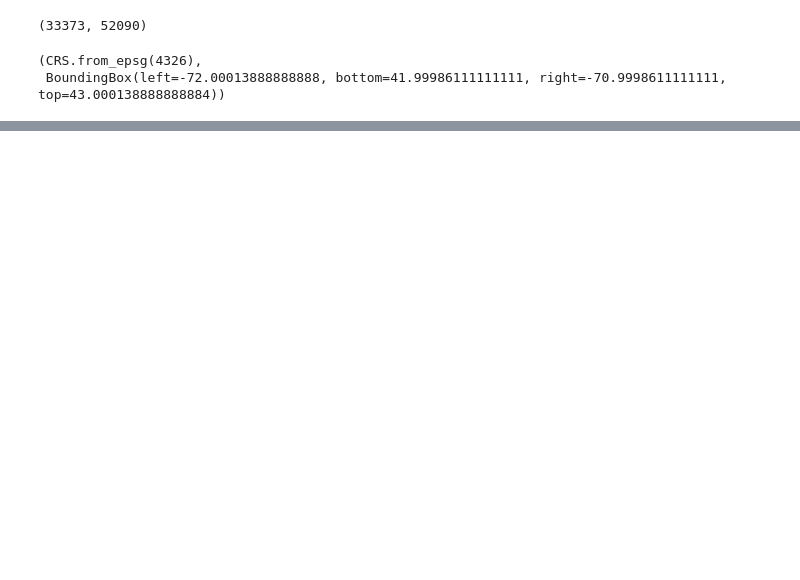
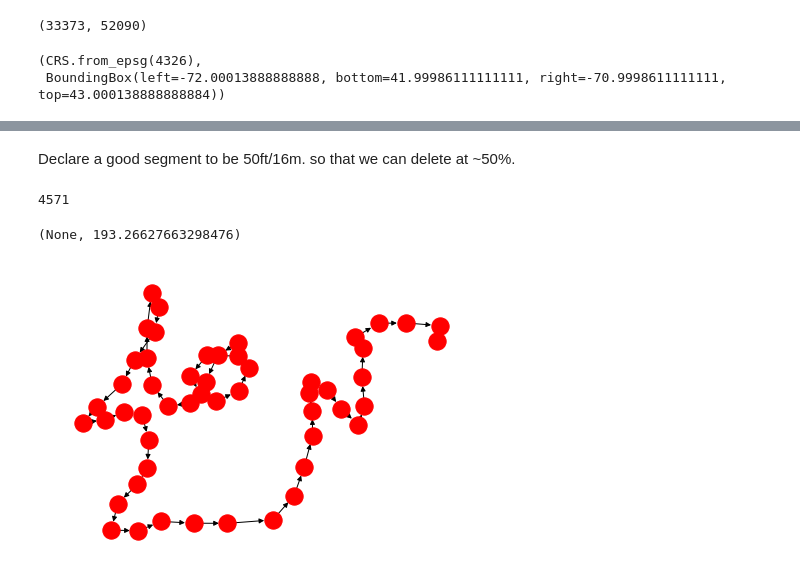
Before and after one commit to saltzadam/WheelWay, a Jupyter notebook: jupyter/brighton/Add elevation.ipynb, the cells around one changed output, grey strips where cells are left out. Drawn from its saved outputs; the diff is of its cells as text; code cells hidden in the pictures; blank space fills up the shorter version.

```diff
--- a/jupyter/brighton/Add elevation.ipynb
+++ b/jupyter/brighton/Add elevation.ipynb
@@ -255,0 +389,7 @@ unary_union(list(get_perps(LineString([[0,1], [1,0]]))) + [LineString([[0,1], [1
+# %%
+brighton_sidewalk_pts, brighton_sidewalk_edges = ox.graph_to_gdfs(brighton_sidewalk_G)
+brighton_sidewalk_pts.crs = "EPSG:26919"
+brighton_sidewalk_edges.crs = "EPSG:26919"
+brighton_sidewalk_pts = brighton_sidewalk_pts.to_crs("EPSG:4326")
+brighton_sidewalk_edges = brighton_sidewalk_edges.to_crs("EPSG:4326")
+brighton_sidewalk_G = ox.graph_from_gdfs(brighton_sidewalk_pts, brighton_sidewalk_edges)
@@ -255,0 +401,5 @@ unary_union(list(get_perps(LineString([[0,1], [1,0]]))) + [LineString([[0,1], [1
+# %%
+ccs =  [brighton_sidewalk_G.subgraph(c).copy() for c in nx.connected_components(brighton_sidewalk_G.to_undirected())]
+# %%
+def length_graph(G):
+    return sum([edge[2] for edge in G.edges(data='length')])
@@ -255,0 +419,8 @@ unary_union(list(get_perps(LineString([[0,1], [1,0]]))) + [LineString([[0,1], [1
+# %% [markdown]
+Declare a good segment to be 50ft/16m. so that we can delete at ~50%.
+# %%
+ccs_long = [cc for cc in ccs if length_graph(cc) > 16 ]
+# %%
+len(ccs_long)
+# %% [output]
+4571
@@ -255,0 +434,6 @@ unary_union(list(get_perps(LineString([[0,1], [1,0]]))) + [LineString([[0,1], [1
+# %%
+big = sorted(ccs_long, key=length_graph, reverse=True)[0]
+nx.draw(big), length_graph(big)
+# %% [output]
+(None, 193.26627663298476)
+[figure, added]
```
Also changed, not shown: parts of 25 cells of this notebook, 43 other files.
